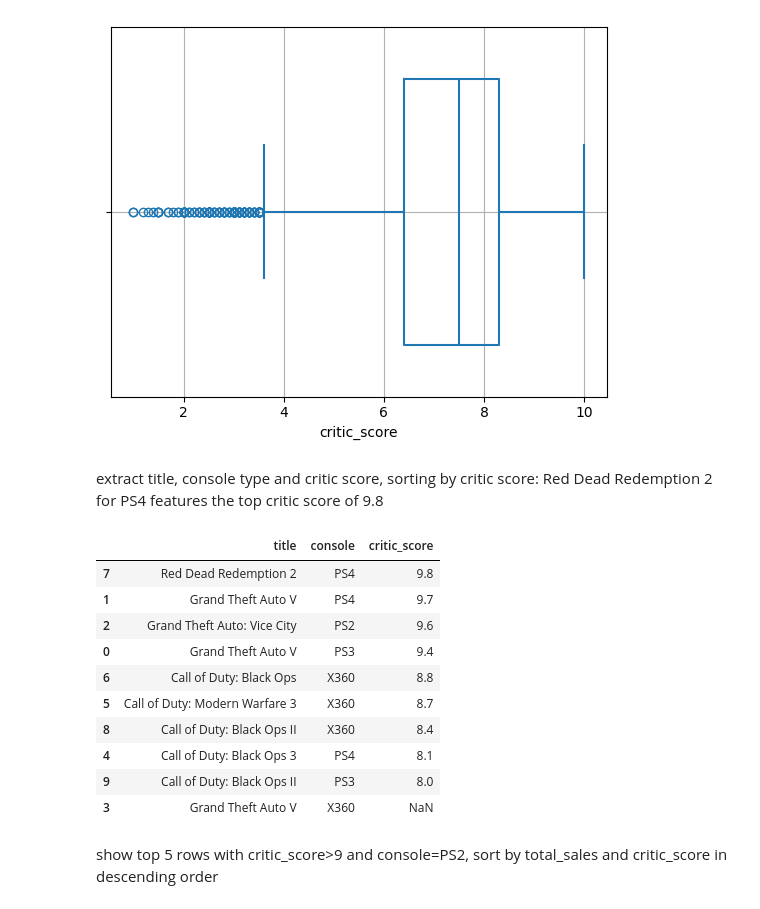
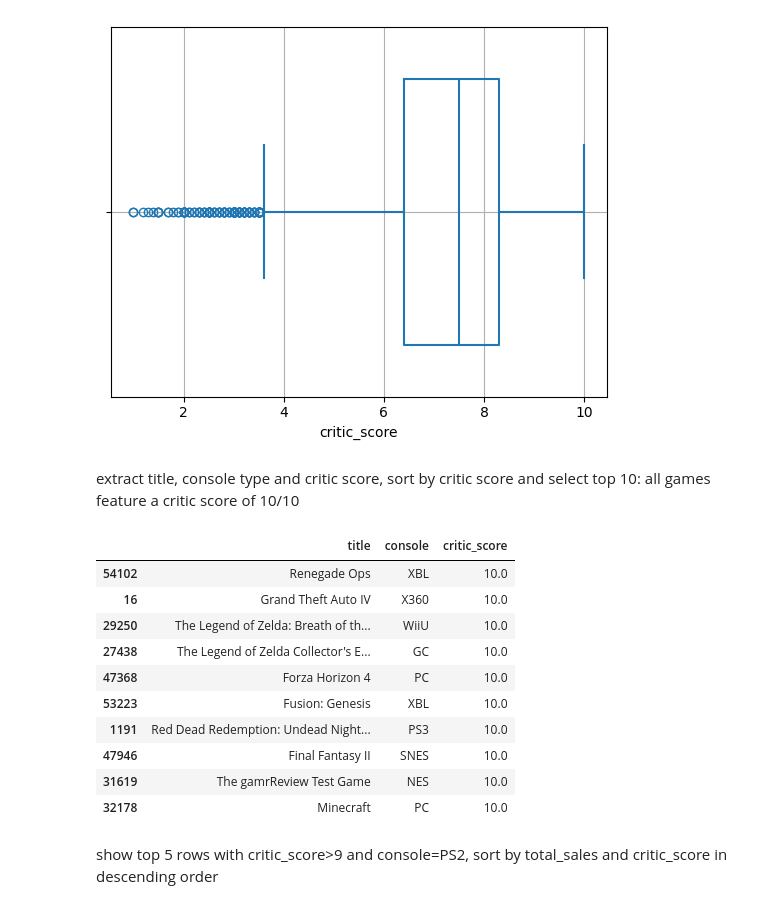
Before and after one commit to eulogi92/Portfolio, a Jupyter notebook: Python/2. DIGITAL SALES/Python_Project_Sales.ipynb, the cells around one changed output. Drawn from its saved outputs; the diff is of its cells as text; code cells hidden in the pictures.

```diff
--- a/Python/2. DIGITAL SALES/Python_Project_Sales.ipynb
+++ b/Python/2. DIGITAL SALES/Python_Project_Sales.ipynb
@@ -249,21 +249,21 @@ plt.grid()
 # %% [output]
 [figure]
 # %% [markdown]
-extract title, console type and critic score, sorting by critic score: Red Dead Redemption 2 for PS4 features the top critic score of 9.8
+extract title, console type and critic score, sort by critic score and select top 10: all games feature a critic score of 10/10
 # %%
-df.loc[0:9,["title","console","critic_score"]].sort_values("critic_score",ascending=False)
+df[["title","console","critic_score"]].sort_values("critic_score",ascending=False).head(10)
 # %% [output]
 |  | title | console | critic_score |
-| 7 | Red Dead Redemption 2 | PS4 | 9.8 |
-| 1 | Grand Theft Auto V | PS4 | 9.7 |
-| 2 | Grand Theft Auto: Vice City | PS2 | 9.6 |
-| 0 | Grand Theft Auto V | PS3 | 9.4 |
-| 6 | Call of Duty: Black Ops | X360 | 8.8 |
-| 5 | Call of Duty: Modern Warfare 3 | X360 | 8.7 |
-| 8 | Call of Duty: Black Ops II | X360 | 8.4 |
-| 4 | Call of Duty: Black Ops 3 | PS4 | 8.1 |
-| 9 | Call of Duty: Black Ops II | PS3 | 8.0 |
-| 3 | Grand Theft Auto V | X360 | NaN |
+| 54102 | Renegade Ops | XBL | 10.0 |
+| 16 | Grand Theft Auto IV | X360 | 10.0 |
+| 29250 | The Legend of Zelda: Breath of th... | WiiU | 10.0 |
+| 27438 | The Legend of Zelda Collector's E... | GC | 10.0 |
+| 47368 | Forza Horizon 4 | PC | 10.0 |
+| 53223 | Fusion: Genesis | XBL | 10.0 |
+| 1191 | Red Dead Redemption: Undead Night... | PS3 | 10.0 |
+| 47946 | Final Fantasy II | SNES | 10.0 |
+| 31619 | The gamrReview Test Game | NES | 10.0 |
+| 32178 | Minecraft | PC | 10.0 |
 # %% [markdown]
 show top 5 rows with critic_score>9 and console=PS2, sort by total_sales and critic_score in descending order
 # %%
```
Also changed, not shown: parts of 1 cell of this notebook.
